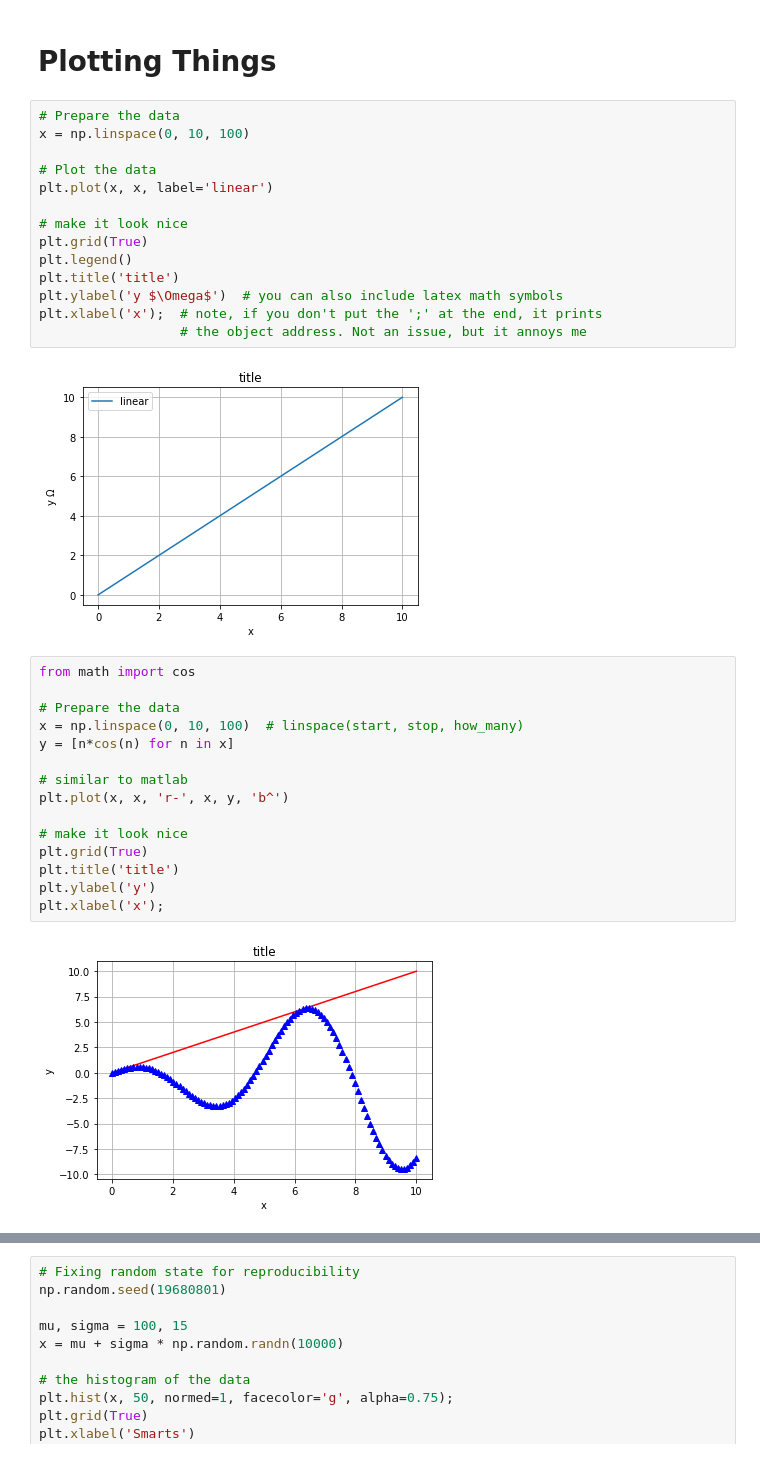
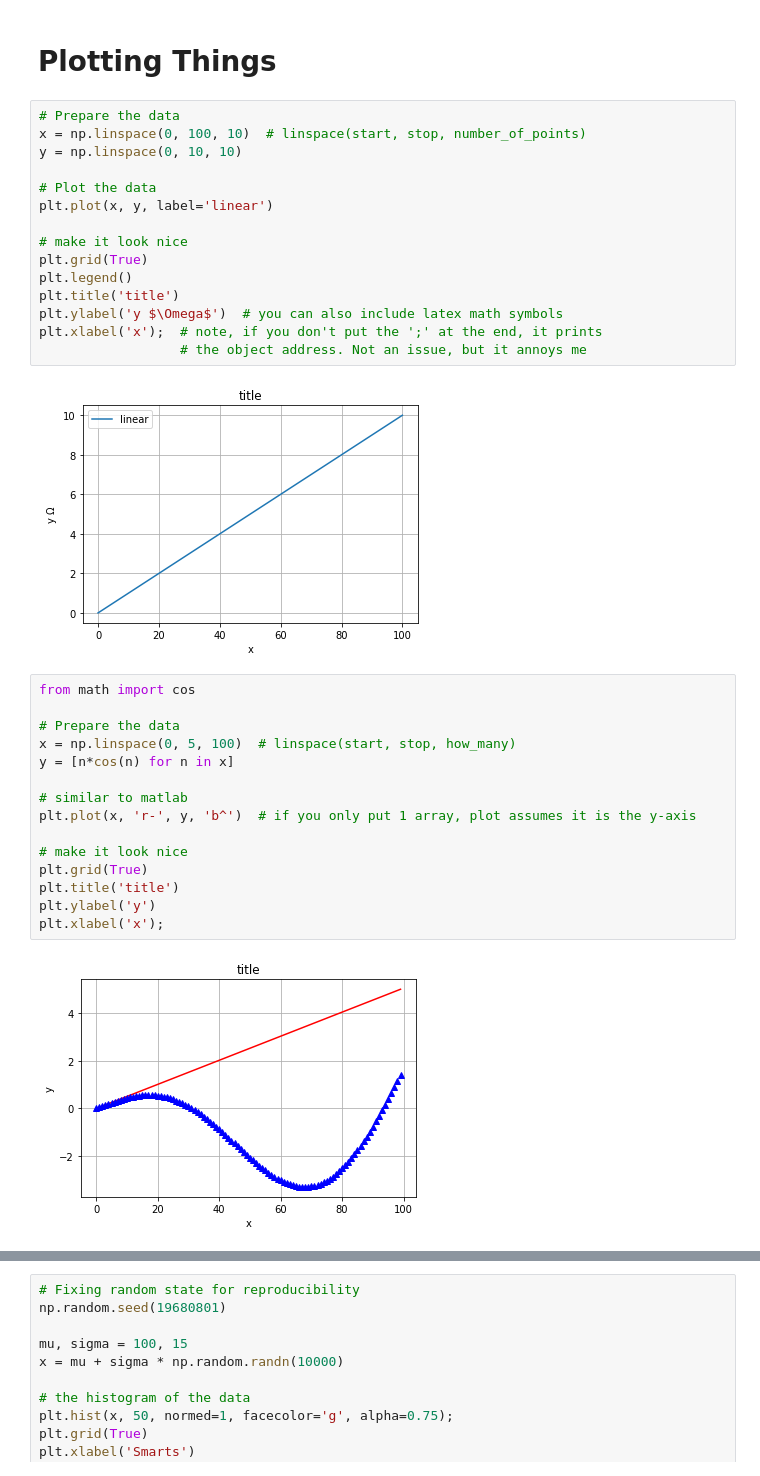
Before and after one commit to MarsUniversity/ece387-robotics, a Jupyter notebook: website/block_1_basics/lsn4/lsn4.ipynb, the cells around one changed output, grey strips where cells are left out. Cells and saved outputs as stored; diff of their text form.

```diff
--- a/website/block_1_basics/lsn4/lsn4.ipynb
+++ b/website/block_1_basics/lsn4/lsn4.ipynb
@@ -31,10 +31,11 @@ from matplotlib import pyplot as plt
 # Plotting Things
 # %%
 # Prepare the data
-x = np.linspace(0, 10, 100)
+x = np.linspace(0, 100, 10)  # linspace(start, stop, number_of_points)
+y = np.linspace(0, 10, 10)
 
 # Plot the data
-plt.plot(x, x, label='linear')
+plt.plot(x, y, label='linear')
 
 # make it look nice
 plt.grid(True)
@@ -44,23 +45,23 @@ plt.ylabel('y $\Omega$')  # you can also include latex math symbols
 plt.xlabel('x');  # note, if you don't put the ';' at the end, it prints
                   # the object address. Not an issue, but it annoys me
 # %% [output]
-[figure, old version]
+[figure, new version]
 # %%
 from math import cos
 
 # Prepare the data
-x = np.linspace(0, 10, 100)  # linspace(start, stop, how_many)
+x = np.linspace(0, 5, 100)  # linspace(start, stop, how_many)
 y = [n*cos(n) for n in x]
 
 # similar to matlab
-plt.plot(x, x, 'r-', x, y, 'b^')
+plt.plot(x, 'r-', y, 'b^')  # if you only put 1 array, plot assumes it is the y-axis
 
 # make it look nice
 plt.grid(True)
 plt.title('title')
 plt.ylabel('y')
 plt.xlabel('x');
 # %% [output]
-[figure, old version]
+[figure, new version]
 # %%
 plt.subplot(1,2,1)
```
Also changed, not shown: parts of 3 cells of this notebook, 7 other files.
